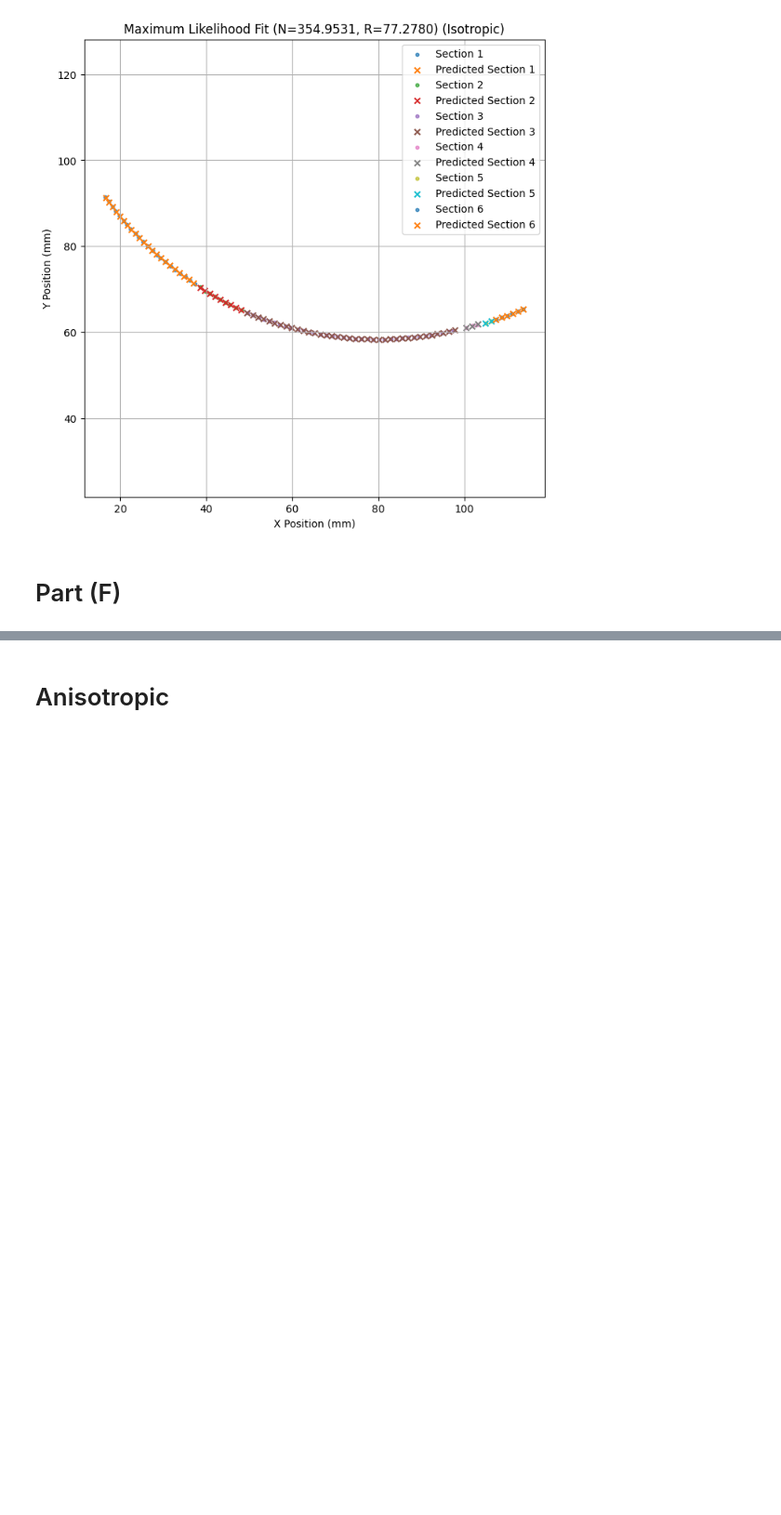
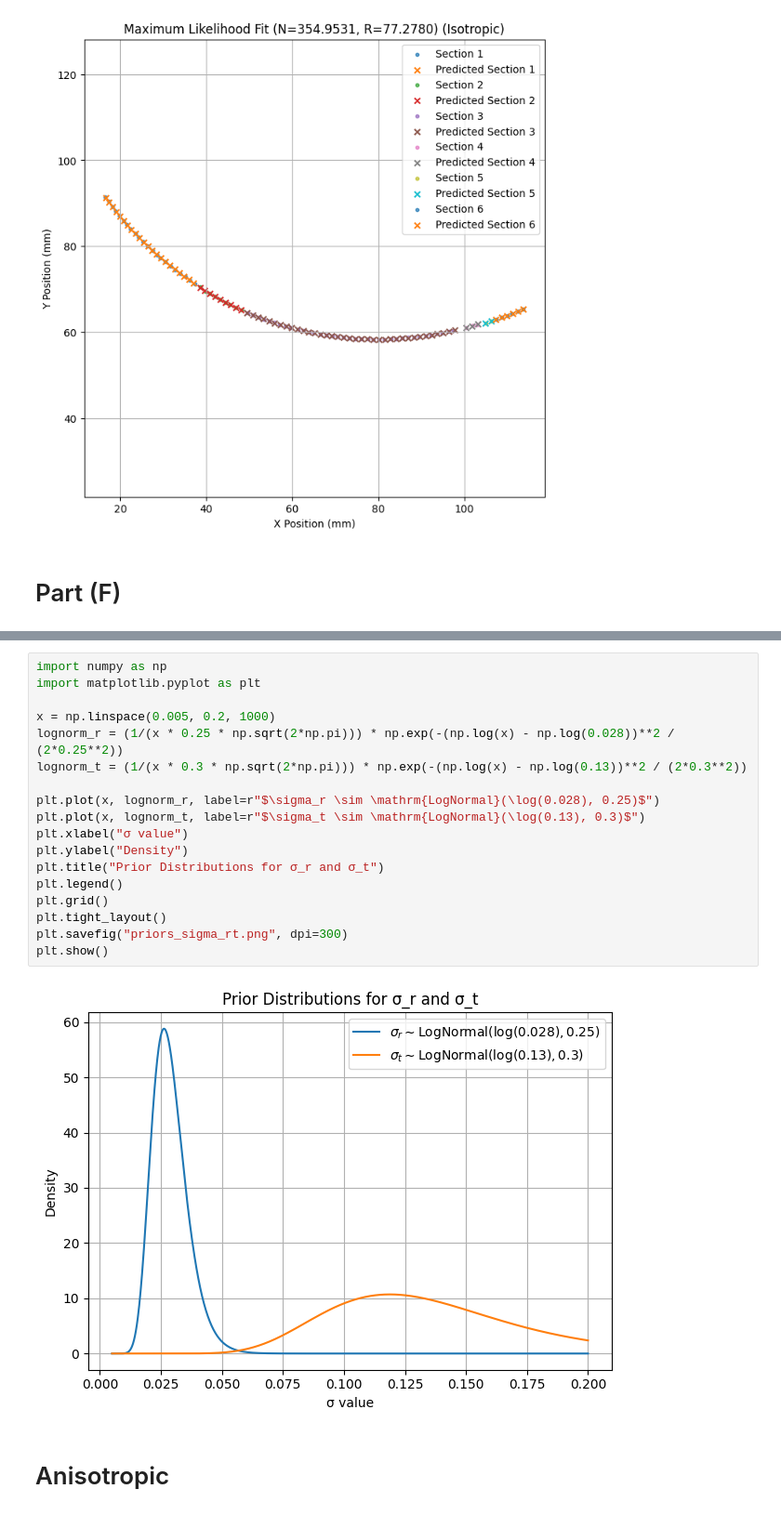
Before and after one commit to raunaq-rai/Antikythera_Mechanism_bayesian_analysis, a Jupyter notebook: main_notebook.ipynb, the cells around one changed output, grey strips where cells are left out. Shown at 93% size. Saved outputs shown, nothing was run; the diff lists cells and outputs as text; blank space fills up the shorter version.

```diff
--- a/main_notebook.ipynb
+++ b/main_notebook.ipynb
@@ -976,6 +977,26 @@ def bayesian_hole_position_model(data, use_anisotropic=True):
 
     # Define Log-Likelihood in NumPyro
     numpyro.factor("log_likelihood", logL)
+# %%
+import numpy as np
+import matplotlib.pyplot as plt
+
+x = np.linspace(0.005, 0.2, 1000)
+lognorm_r = (1/(x * 0.25 * np.sqrt(2*np.pi))) * np.exp(-(np.log(x) - np.log(0.028))**2 / (2*0.25**2))
+lognorm_t = (1/(x * 0.3 * np.sqrt(2*np.pi))) * np.exp(-(np.log(x) - np.log(0.13))**2 / (2*0.3**2))
+
+plt.plot(x, lognorm_r, label=r"$\sigma_r \sim \mathrm{LogNormal}(\log(0.028), 0.25)$")
+plt.plot(x, lognorm_t, label=r"$\sigma_t \sim \mathrm{LogNormal}(\log(0.13), 0.3)$")
+plt.xlabel("σ value")
+plt.ylabel("Density")
+plt.title("Prior Distributions for σ_r and σ_t")
+plt.legend()
+plt.grid()
+plt.tight_layout()
+plt.savefig("priors_sigma_rt.png", dpi=300)
+plt.show()
+# %% [output]
+[figure, added]
 # %% [markdown]
 # Anisotropic
 # %%
```
Also changed, not shown: parts of 14 cells of this notebook, 11 other files.
